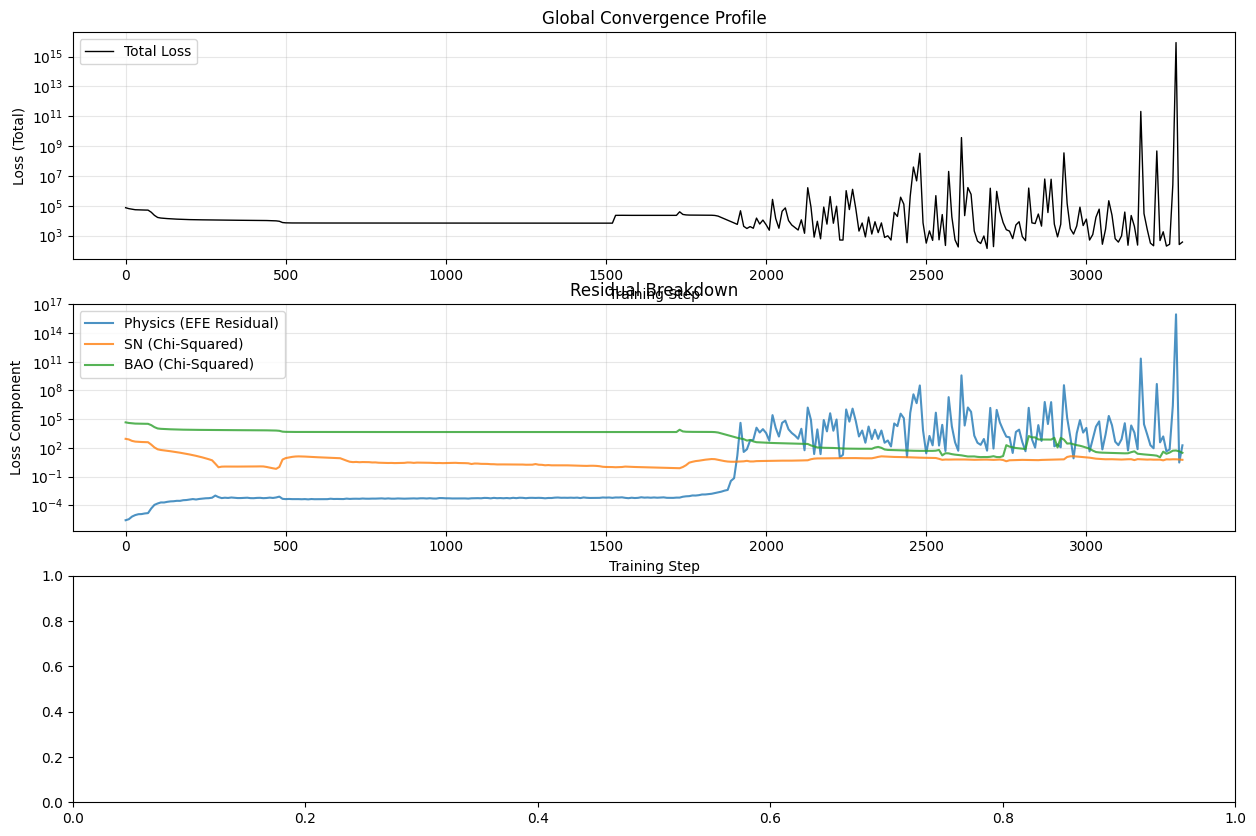
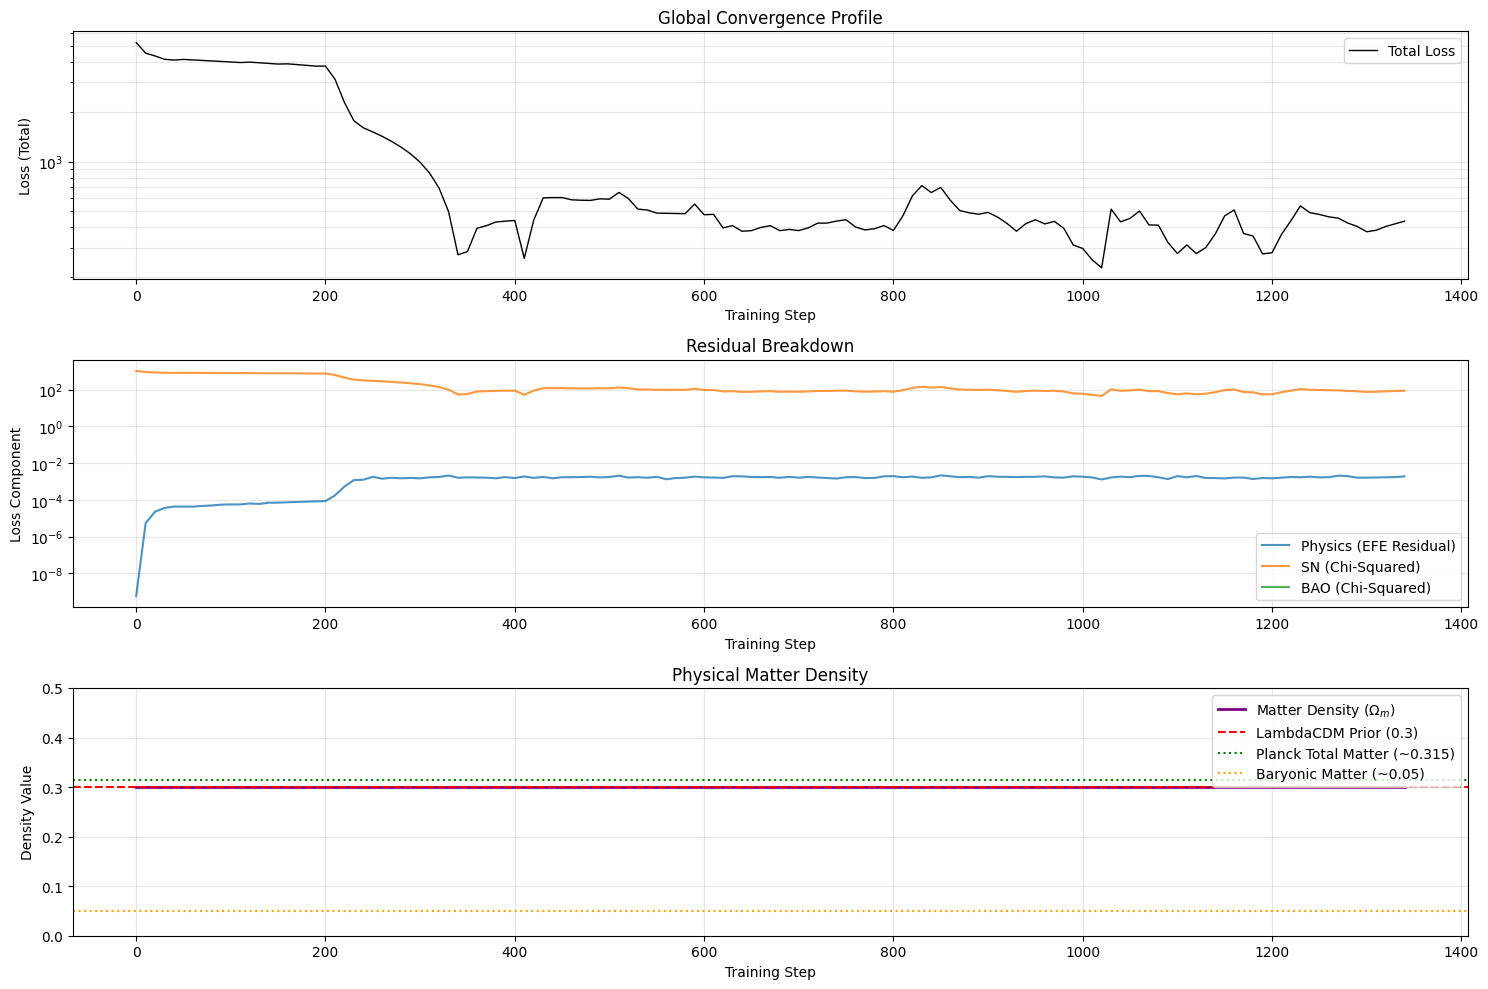
The notebook cell's code change between the first figure and the second:
--- before
+++ after
@@ -83,5 +83,5 @@
         ax[2].set_title("Physical Matter Density")
         # Constrain the chart to the physical realm, more or less.
-        ax[2].set_ylim(0.0, 1.0)
+        ax[2].set_ylim(0.0, 0.5)
         ax[2].grid(True, which="both", ls="-", alpha=0.3)
         ax[2].legend()

Commit: Implement direct Omega_m tuning and Weak Energy Condition